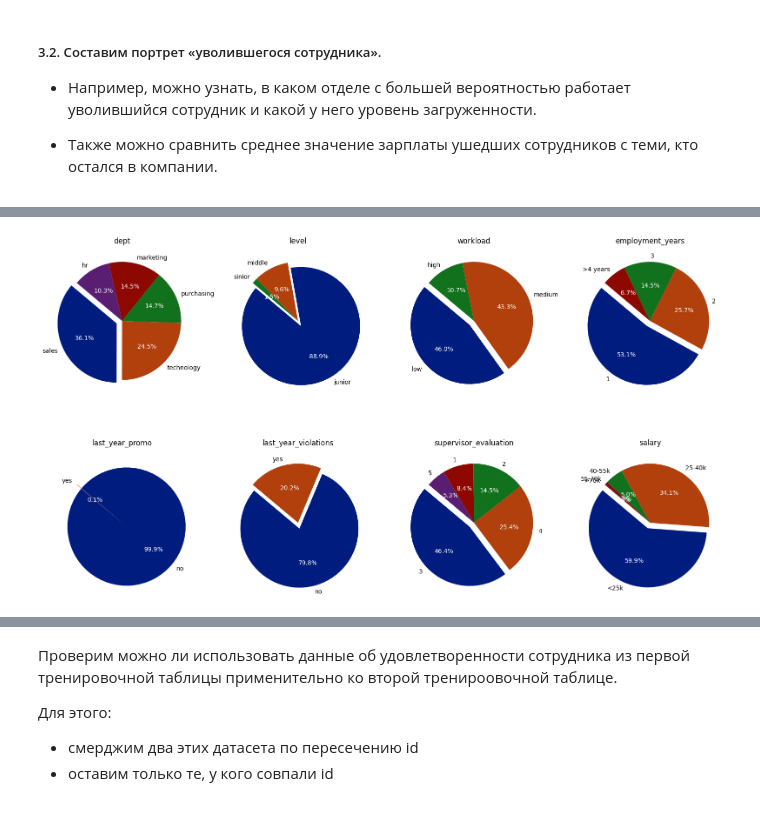
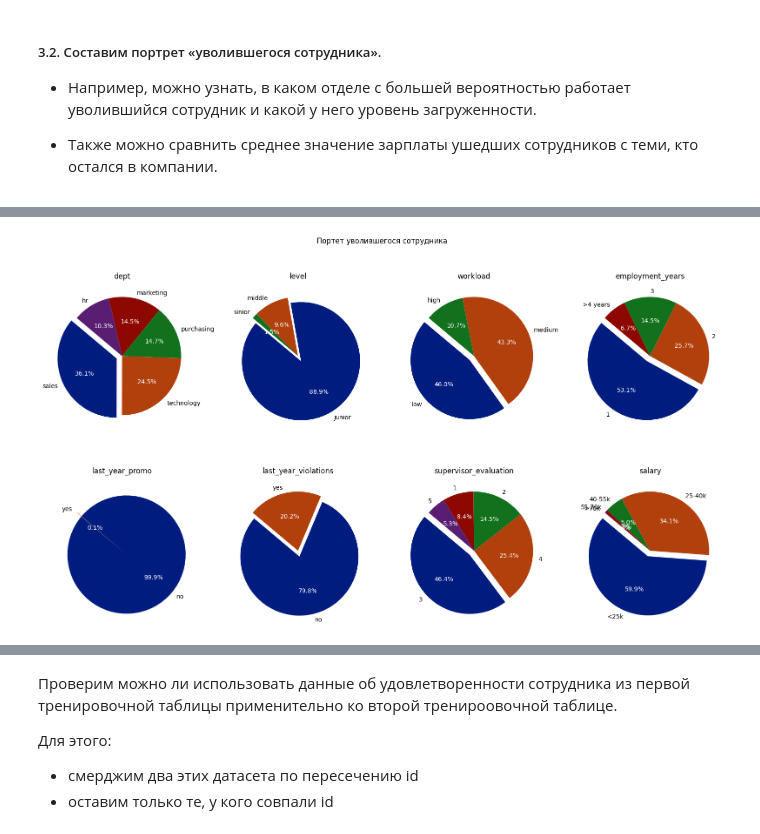
Before and after one commit to anthonypotekhin/studying, a Jupyter notebook: yandex_practicum/9_compilation_proj_2/comp_project_2.ipynb, the cells around one changed output, grey strips where cells are left out. Saved outputs shown, nothing was run; the diff lists cells and outputs as text; code cells hidden in the pictures.

```diff
--- a/yandex_practicum/9_compilation_proj_2/comp_project_2.ipynb
+++ b/yandex_practicum/9_compilation_proj_2/comp_project_2.ipynb
@@ -1140,7 +1119,7 @@ target_feat = 'quit'
 
 # Фильтруем данные по целевому признаку - оставляем только тех, кто уволилися
 filtered_data = train_quit_df.query('quit == "yes"')
-filtered_data.employment_years = filtered_data.employment_years.apply(lambda x: '>4 years' if x>3 else str(x))
+filtered_data['employment_years']= filtered_data.loc[:, 'employment_years'].apply(lambda x: '>4 years' if x>3 else str(x))
 filtered_data.salary = filtered_data.salary.apply(split_salary)
 
 # Создаем список признаков
@@ -1148,6 +1127,7 @@ features = train_quit_df.drop('quit', axis=1).columns.to_list()
 
 # Создаем подграфики с помощью Seaborn
 fig, axes = plt.subplots(2, 4, figsize=(16, 10))
+plt.suptitle('Портет уволившегося сотрудника')
 
 # Проходимся по всем признакам и строим круговые диаграммы
 for i, feature in enumerate(features):
@@ -1194,6 +1172,6 @@ See the caveats in the documentation: https://pandas.pydata.org/pandas-docs/stab
 A value is trying to be set on a copy of a slice from a DataFrame.
 Try using .loc[row_indexer,col_indexer] = value instead
 
 See the caveats in the documentation: https://pandas.pydata.org/pandas-docs/stable/user_guide/indexing.html#returning-a-view-versus-a-copy
-[figure, old version]
+[figure, new version]
 # %% [markdown]
```
Also changed, not shown: parts of 46 cells of this notebook, 1 other file.
